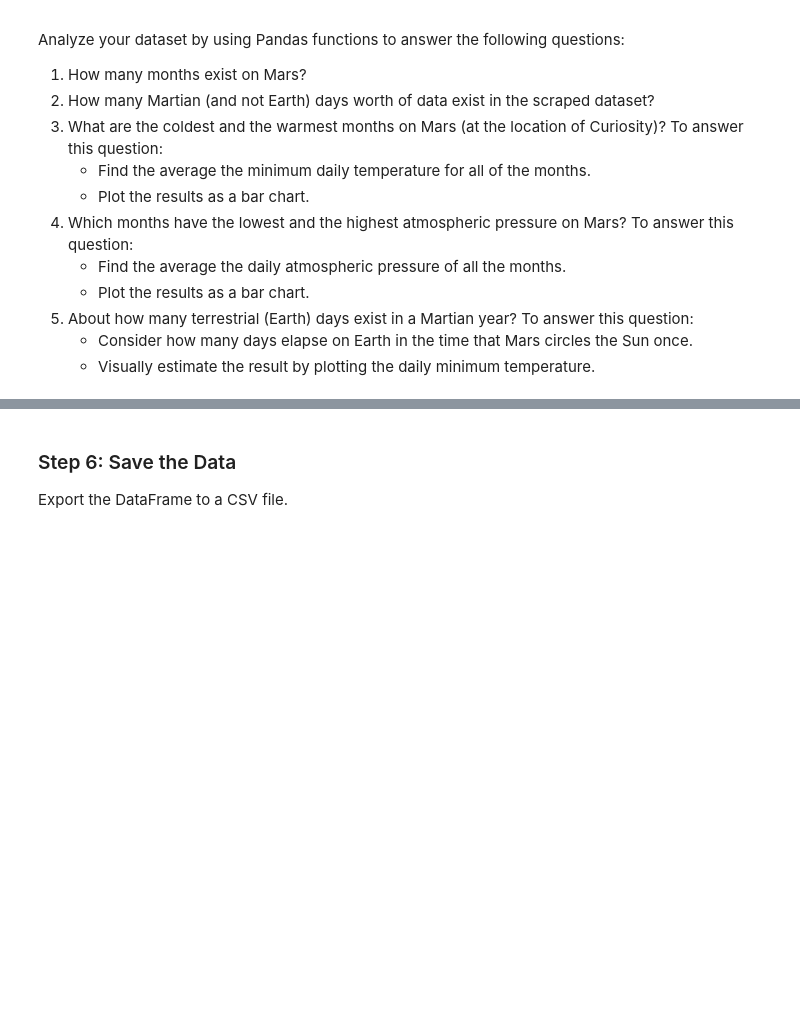
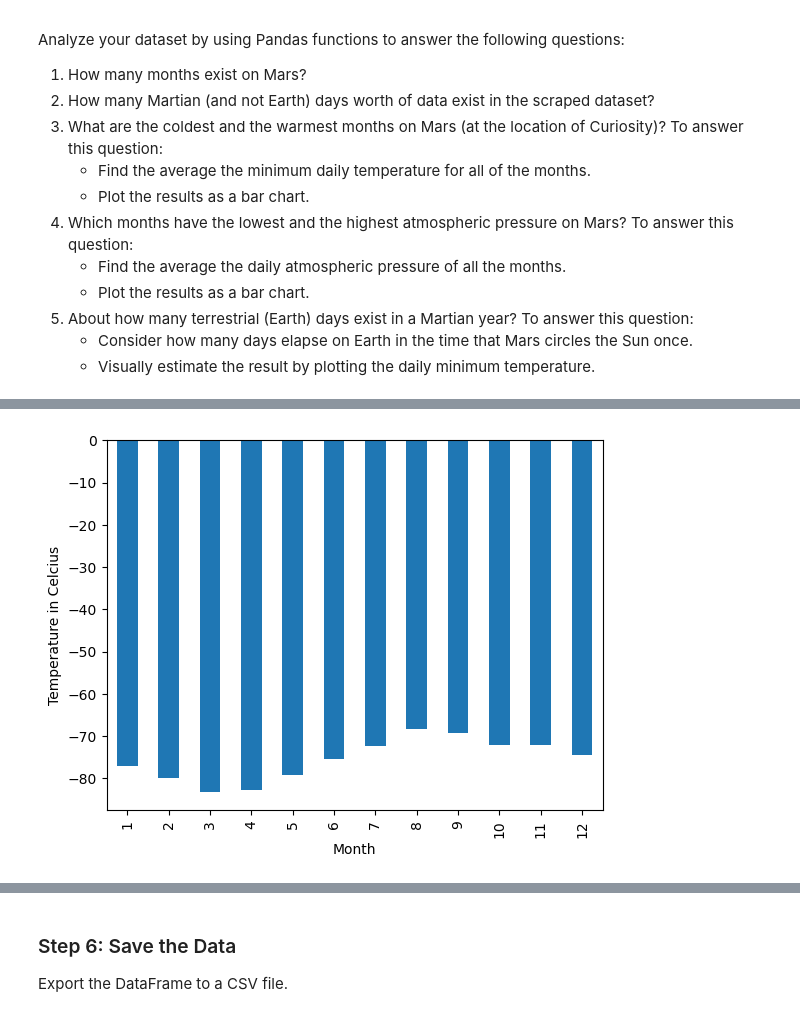
Before and after one commit to eaveltre21189/web_scraping_challenge, a Jupyter notebook: part_2_mars_weather.ipynb, the cells around one changed output, grey strips where cells are left out. Cells and saved outputs as stored; diff of their text form; code cells hidden in the pictures; blank space fills up the shorter version.

```diff
--- a/part_2_mars_weather.ipynb
+++ b/part_2_mars_weather.ipynb
@@ -103,2 +106,10 @@ Examine the data types that are currently associated with each column. If necess
+# %%
+# Change data types for data analysis
+weather_df['terrestrial_date'] = pd.to_datetime(weather_df['terrestrial_date'])
+weather_df['sol'] = weather_df['sol'].astype({'sol': 'int64'}, errors='raise')
+weather_df['ls'] = weather_df['ls'].astype({'ls': 'int64'}, errors='raise')
+weather_df['month'] = weather_df['month'].astype({'month': 'int64'}, errors='raise')
+weather_df['min_temp'] = weather_df['min_temp'].astype({'min_temp': float}, errors='raise')
+weather_df['pressure'] = weather_df['pressure'].astype({'pressure': float}, errors='raise')
 # %%
 # Confirm type changes were successful by examining data types again
@@ -125,2 +154,4 @@ Analyze your dataset by using Pandas functions to answer the following questions
 # %%
 # 3. What is the average low temperature by month?
+average_min_temp = weather_df.groupby(['month'])['min_temp'].mean()
+average_min_temp
@@ -129,2 +173,11 @@ Analyze your dataset by using Pandas functions to answer the following questions
+# %%
+# Plot the average temperature by month
+monthly_temps = pd.DataFrame(average_min_temp)
+monthly_temps.plot(kind='bar', legend=False)
+plt.xlabel('Month')
+plt.ylabel('Temperature in Celcius')
+plt.show()
+# %% [output]
+[figure, added]
 # %%
 # Identify the coldest and hottest months in Curiosity's location
```
Also changed, not shown: parts of 18 cells of this notebook.
